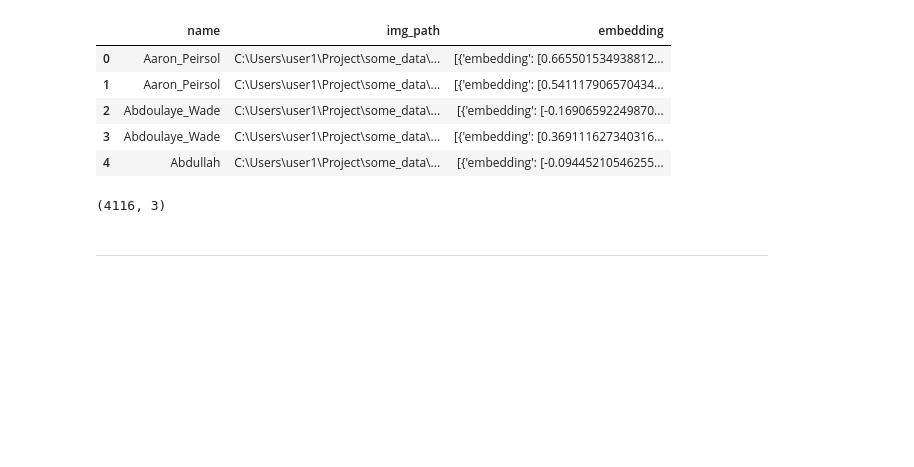
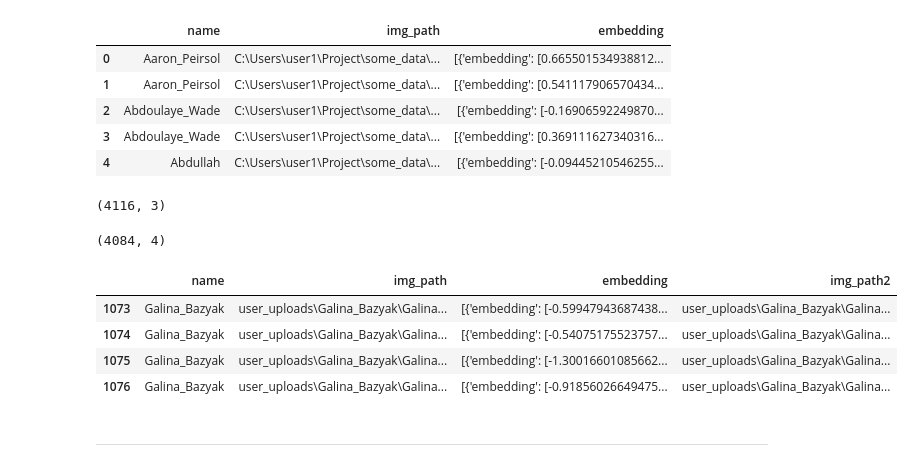
Before and after one commit to Rainfue/face_recognition, a Jupyter notebook: Module_2/Report_m2.ipynb, the cells around one changed output. Cells and saved outputs as stored; diff of their text form; code cells hidden in the pictures; blank space fills up the shorter version.

```diff
--- a/Module_2/Report_m2.ipynb
+++ b/Module_2/Report_m2.ipynb
@@ -551,0 +557,5 @@ train_df.shape
+# %%
+df0 = df0.sort_values('name', ignore_index=True)
+df0.shape
+# %% [output]
+(4084, 4)
@@ -552,3 +564,11 @@ train_df.shape
+# %%
+df0[df0['name']=='Galina_Bazyak']
+# %% [output]
+|  | name | img_path | embedding | img_path2 |
+| 1073 | Galina_Bazyak | user_uploads\Galina_Bazyak\Galina... | [{'embedding': [-0.59947943687438... | user_uploads\Galina_Bazyak\Galina... |
+| 1074 | Galina_Bazyak | user_uploads\Galina_Bazyak\Galina... | [{'embedding': [-0.54075175523757... | user_uploads\Galina_Bazyak\Galina... |
+| 1075 | Galina_Bazyak | user_uploads\Galina_Bazyak\Galina... | [{'embedding': [-1.30016601085662... | user_uploads\Galina_Bazyak\Galina... |
+| 1076 | Galina_Bazyak | user_uploads\Galina_Bazyak\Galina... | [{'embedding': [-0.91856026649475... | user_uploads\Galina_Bazyak\Galina... |
 # %% [markdown]
 ---------------------------------------
 # %% [markdown]
```
Also changed, not shown: parts of 15 cells of this notebook, 14 other files.
